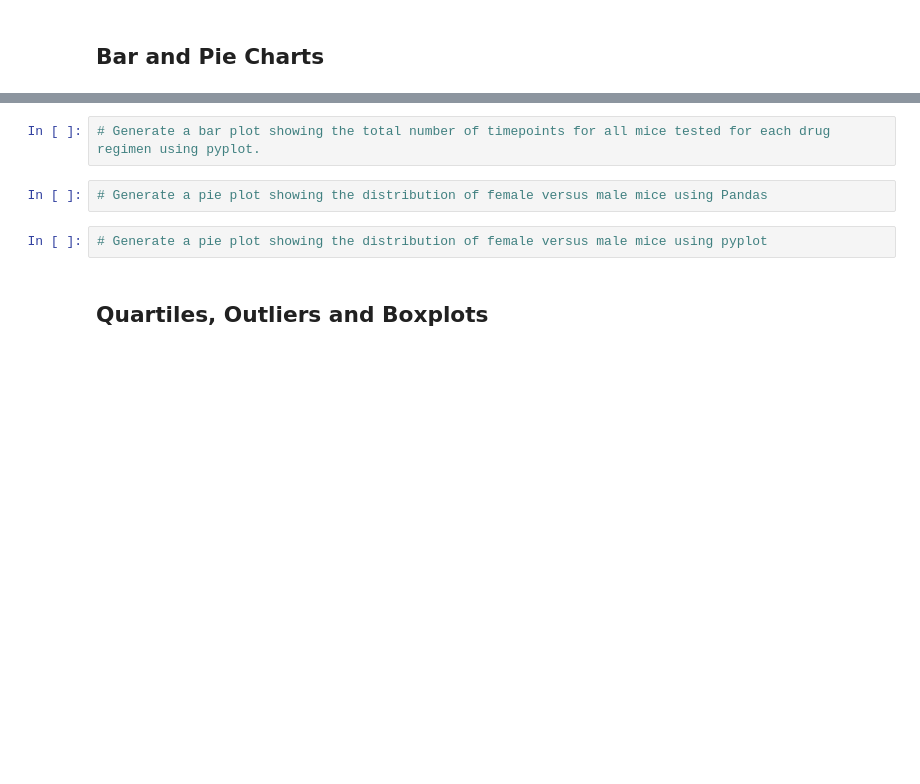
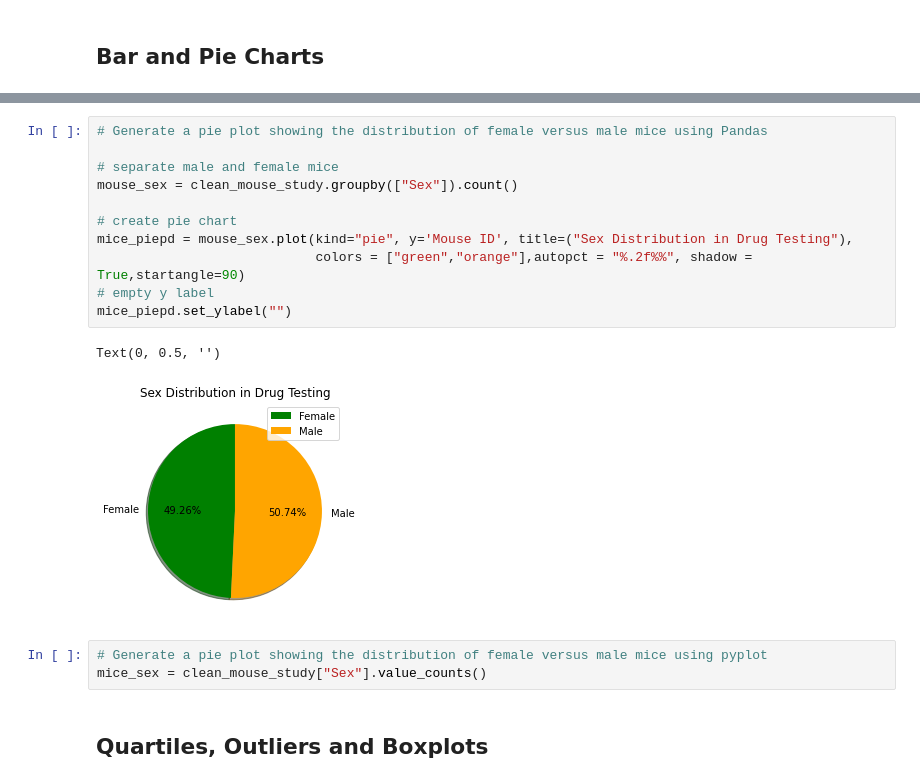
Before and after one commit to gpedicelli/Matplotlib-Challenge, a Jupyter notebook: Pymaceuticals/pymaceuticals_starter.ipynb, the cells around one changed output, grey strips where cells are left out. Drawn from its saved outputs; the diff is of its cells as text; blank space fills up the shorter version.

```diff
--- a/Pymaceuticals/pymaceuticals_starter.ipynb
+++ b/Pymaceuticals/pymaceuticals_starter.ipynb
@@ -159,9 +195,20 @@ Drug_summarydf_a
+# %%
+# Generate a pie plot showing the distribution of female versus male mice using Pandas
+
+# separate male and female mice
+mouse_sex = clean_mouse_study.groupby(["Sex"]).count()
+
+# create pie chart
+mice_piepd = mouse_sex.plot(kind="pie", y='Mouse ID', title=("Sex Distribution in Drug Testing"),
+                            colors = ["green","orange"],autopct = "%.2f%%", shadow = True,startangle=90)
+# empty y label
+mice_piepd.set_ylabel("")
+# %% [output]
+Text(0, 0.5, '')
+[figure, added]
 # %%
-# Generate a bar plot showing the total number of timepoints for all mice tested for each drug regimen using pyplot.
+# Generate a pie plot showing the distribution of female versus male mice using pyplot
+mice_sex = clean_mouse_study["Sex"].value_counts()
-# %%
-# Generate a pie plot showing the distribution of female versus male mice using Pandas
-# %%
-# Generate a pie plot showing the distribution of female versus male mice using pyplot
 # %% [markdown]
 ## Quartiles, Outliers and Boxplots
 # %%
```
Also changed, not shown: parts of 3 cells of this notebook.
